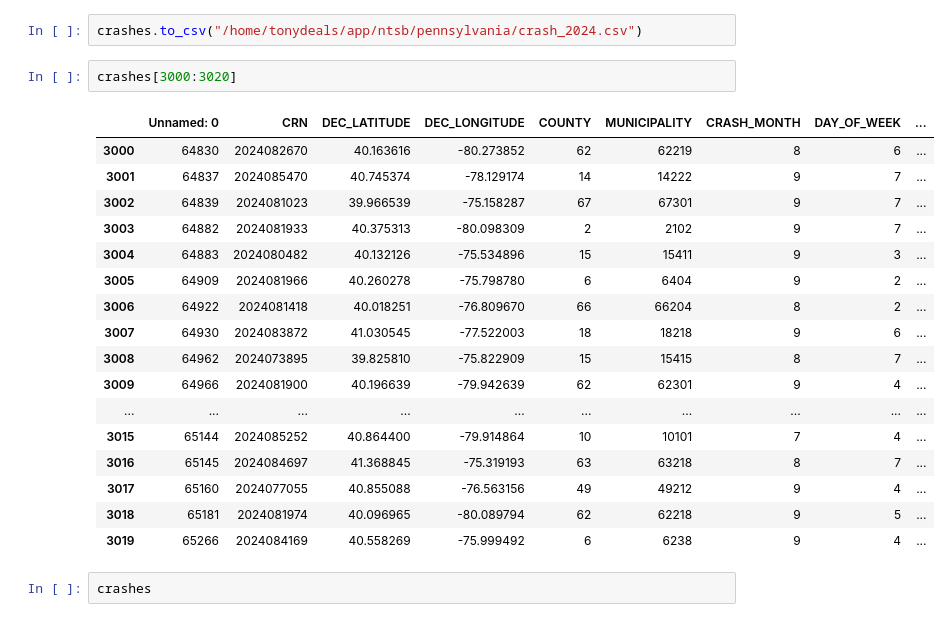
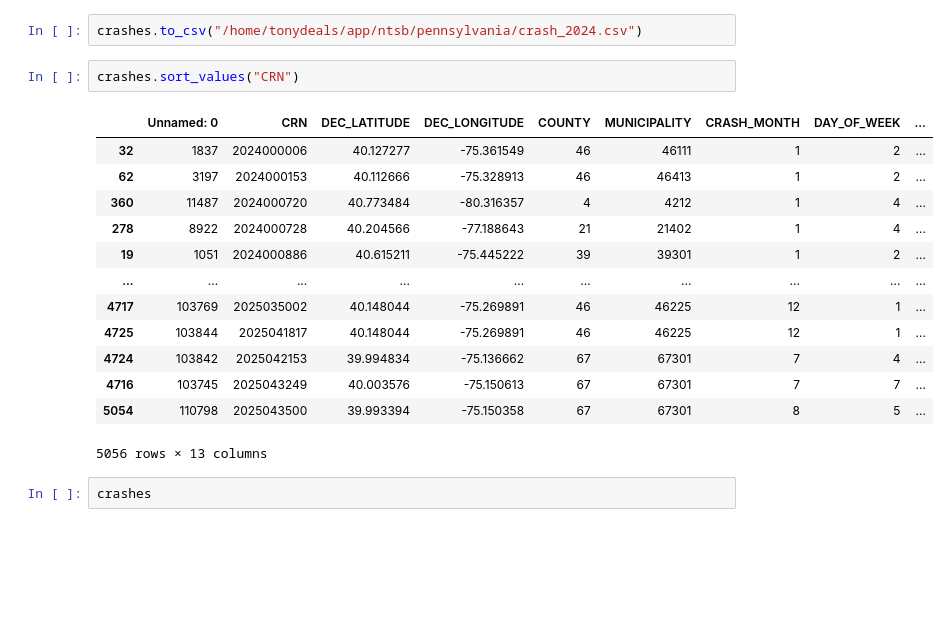
Before and after one commit to bencarneiro/ntsb, a Jupyter notebook: pennsylvania/Untitled.ipynb, the cells around one changed output. Cells and saved outputs as stored; diff of their text form; blank space fills up the shorter version.

```diff
--- a/pennsylvania/Untitled.ipynb
+++ b/pennsylvania/Untitled.ipynb
@@ -119,25 +97,21 @@ roadways = roadways[['CRN', "STREET_NAME"]]
 # %%
 crashes.to_csv("/home/tonydeals/app/ntsb/pennsylvania/crash_2024.csv")
 # %%
-crashes[3000:3020]
+crashes.sort_values("CRN")
 # %% [output]
 |  | Unnamed: 0 | CRN | DEC_LATITUDE | DEC_LONGITUDE | COUNTY | MUNICIPALITY | CRASH_MONTH | DAY_OF_WEEK | ... |
-| 3000 | 64830 | 2024082670 | 40.163616 | -80.273852 | 62 | 62219 | 8 | 6 | ... |
-| 3001 | 64837 | 2024085470 | 40.745374 | -78.129174 | 14 | 14222 | 9 | 7 | ... |
-| 3002 | 64839 | 2024081023 | 39.966539 | -75.158287 | 67 | 67301 | 9 | 7 | ... |
-| 3003 | 64882 | 2024081933 | 40.375313 | -80.098309 | 2 | 2102 | 9 | 7 | ... |
-| 3004 | 64883 | 2024080482 | 40.132126 | -75.534896 | 15 | 15411 | 9 | 3 | ... |
-| 3005 | 64909 | 2024081966 | 40.260278 | -75.798780 | 6 | 6404 | 9 | 2 | ... |
-| 3006 | 64922 | 2024081418 | 40.018251 | -76.809670 | 66 | 66204 | 8 | 2 | ... |
-| 3007 | 64930 | 2024083872 | 41.030545 | -77.522003 | 18 | 18218 | 9 | 6 | ... |
-| 3008 | 64962 | 2024073895 | 39.825810 | -75.822909 | 15 | 15415 | 8 | 7 | ... |
-| 3009 | 64966 | 2024081900 | 40.196639 | -79.942639 | 62 | 62301 | 9 | 4 | ... |
+| 32 | 1837 | 2024000006 | 40.127277 | -75.361549 | 46 | 46111 | 1 | 2 | ... |
+| 62 | 3197 | 2024000153 | 40.112666 | -75.328913 | 46 | 46413 | 1 | 2 | ... |
+| 360 | 11487 | 2024000720 | 40.773484 | -80.316357 | 4 | 4212 | 1 | 4 | ... |
+| 278 | 8922 | 2024000728 | 40.204566 | -77.188643 | 21 | 21402 | 1 | 4 | ... |
+| 19 | 1051 | 2024000886 | 40.615211 | -75.445222 | 39 | 39301 | 1 | 2 | ... |
 | ... | ... | ... | ... | ... | ... | ... | ... | ... | ... |
-| 3015 | 65144 | 2024085252 | 40.864400 | -79.914864 | 10 | 10101 | 7 | 4 | ... |
-| 3016 | 65145 | 2024084697 | 41.368845 | -75.319193 | 63 | 63218 | 8 | 7 | ... |
-| 3017 | 65160 | 2024077055 | 40.855088 | -76.563156 | 49 | 49212 | 9 | 4 | ... |
-| 3018 | 65181 | 2024081974 | 40.096965 | -80.089794 | 62 | 62218 | 9 | 5 | ... |
-| 3019 | 65266 | 2024084169 | 40.558269 | -75.999492 | 6 | 6238 | 9 | 4 | ... |
+| 4717 | 103769 | 2025035002 | 40.148044 | -75.269891 | 46 | 46225 | 12 | 1 | ... |
+| 4725 | 103844 | 2025041817 | 40.148044 | -75.269891 | 46 | 46225 | 12 | 1 | ... |
+| 4724 | 103842 | 2025042153 | 39.994834 | -75.136662 | 67 | 67301 | 7 | 4 | ... |
+| 4716 | 103745 | 2025043249 | 40.003576 | -75.150613 | 67 | 67301 | 7 | 7 | ... |
+| 5054 | 110798 | 2025043500 | 39.993394 | -75.150358 | 67 | 67301 | 8 | 5 | ... |
+5056 rows × 13 columns
 # %%
 crashes
 # %% [output]
```
Also changed, not shown: parts of 2 cells of this notebook, 1 other file.
